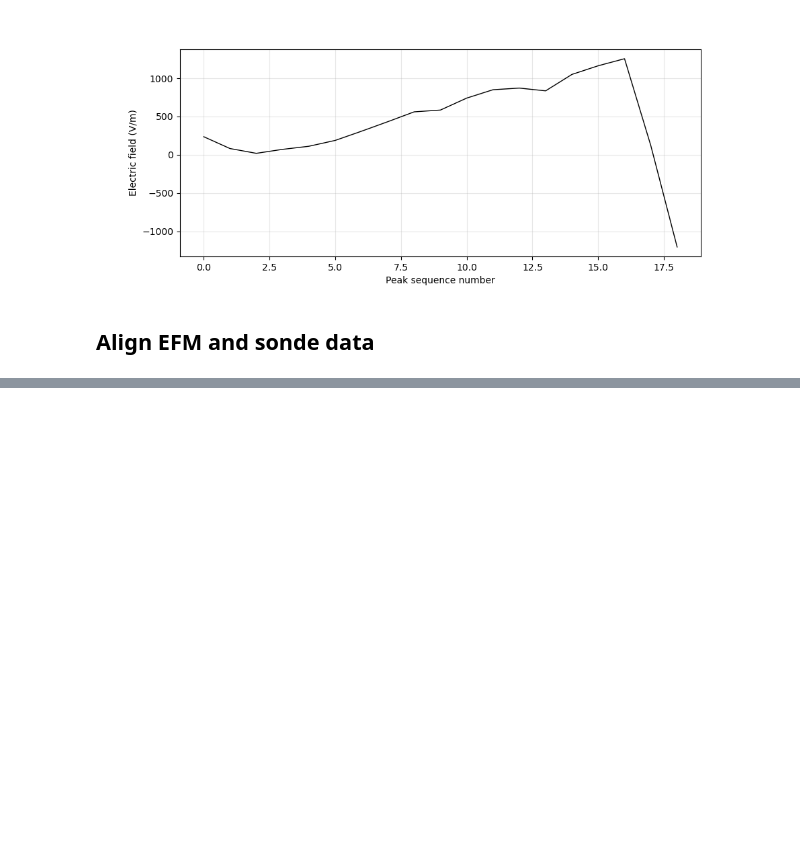
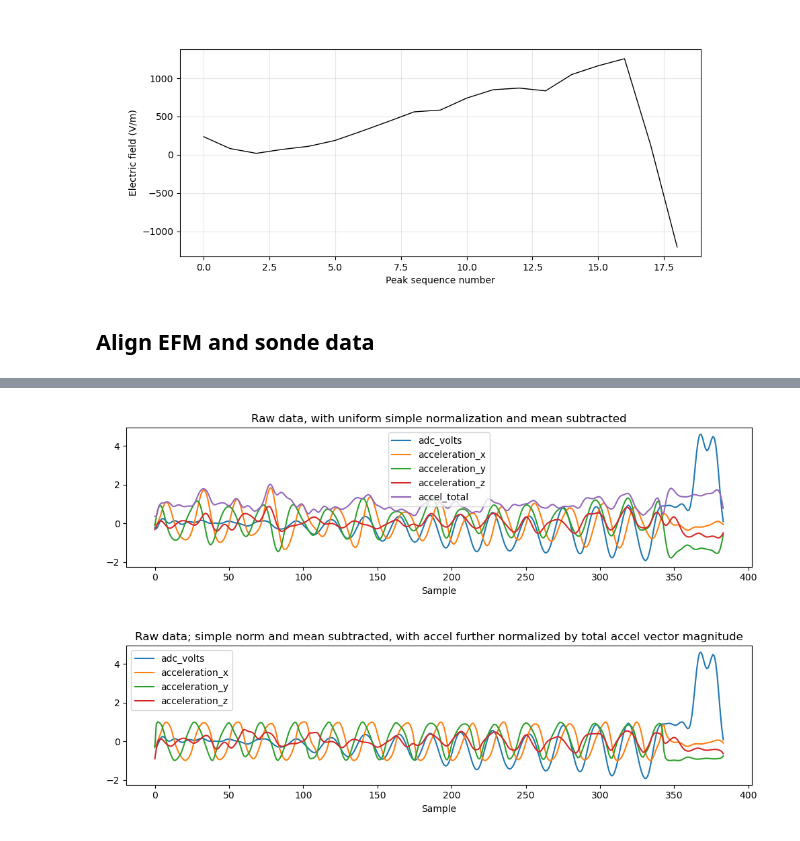
Before and after one commit to deeplycloudy/efmlib, a Jupyter notebook: cases-LEE/IOP07-EFM-Sleet-0633.ipynb, the cells around one changed output, grey strips where cells are left out. Cells and saved outputs as stored; diff of their text form; code cells hidden in the pictures; blank space fills up the shorter version.

```diff
--- a/cases-LEE/IOP07-EFM-Sleet-0633.ipynb
+++ b/cases-LEE/IOP07-EFM-Sleet-0633.ipynb
@@ -84,3 +86,17 @@ if show_plots == True:
     # axes[0].set_ylim(-1, 1)
 # %% [output]
 [figure]
+# %%
+# DRAFT: Bandpass filter the accelerometer signals, and then normalize by the total
+# length of the acceleration vector. Will naturally remove the centrifugal component, too.
+# For a quick hack at polarity, also bandpass filter the ADC signal the same way
+# as the acceleromter, then multiply and low pass filter to get a (hopefully slowly varying) polarity signal.
+
+fs = 45.45
+f_spin = efmlib.signal.freq_peak(df_fiber['acceleration_x'], fs)[0]
+print("Spin rate from peak frequency is ", f_spin)
+
+df_fiber, passband, bp_sos = efmlib.signal.normalize_accelerometer(df_fiber, fs=fs)
+# Set the low pass cutoff at the same point as the lower end of the accelerometer passband. It's convenient.
+lp_cut = passband[0]
+adc_polarity_bp, lp_sos, adc_polarity, adc_sign = efmlib.signal.simplistic_E_polarity(df_fiber, bp_sos, lp_cut, fs=fs)
@@ -164,7 +182,7 @@ max_E_idx = ((peak_idx+neg_peak_idx)/2.0).astype(int)
 max_E[max_E_idx] = E_calibrated_mag
 
 # Would be nice to LPF interpolate here before assigning back.
-df_fiber['max_E'] = max_E
+df_fiber['max_E'] = max_E * adc_sign
 # %% [markdown]
 ## Align EFM and sonde data
 # %%
@@ -223,0 +247,52 @@ Text(0.5, 0, 'Charge density\n(nC/m$^3$)')
+# %%
+accel_total = np.sqrt(df_fiber.acceleration_x**2 + (df_fiber.acceleration_y-df_fiber.acceleration_y.mean())**2 + df_fiber.acceleration_z**2)
+
+if show_plots == True:
+    # print('-> Figures:')
+    fields = ['adc_volts', 'acceleration_x', 'acceleration_y',
+              'acceleration_z',
+              #'magnetometer_x', 'magnetometer_y', 'magnetometer_z',
+              #'gyroscope_x', 'gyroscope_y', 'gyroscope_z',
+              #'temperature', 'adc_ready_millis'
+             ]
+    # amplitude (not peak to peak)
+    ranges = {'adc_volts':0.01,
+              'acceleration_x':10000,
+              'acceleration_y':10000,
+              'acceleration_z':10000,
+             }
+    sum_sq_accel = None
+    fig, ax = plt.subplots(1,1, figsize=(10,3))
+    for fname in fields:
+        mean = df_fiber[fname].mean()
+        data = (df_fiber[fname]-mean)/ranges[fname]
+        ax.plot(data, label=fname)
+        if 'accel' in fname:
+            if sum_sq_accel is None:
+                sum_sq_accel = (data*data)
+            else:
+                sum_sq_accel += (data*data)
+    ax.plot(np.sqrt(sum_sq_accel), label='accel_total')
+    ax.set_xlabel('Sample')
+    ax.legend()
+    ax.set_title('Raw data, with uniform simple normalization and mean subtracted')
+    fig.tight_layout()
+
+    fig, ax = plt.subplots(1,1, figsize=(10,3))
+    for fname in fields:
+        mean = df_fiber[fname].mean()
+        if 'accel' in fname:
+            data = (df_fiber[fname]-mean)/ranges[fname] / np.sqrt(sum_sq_accel)
+        else:
+            # ADC
+            data = (df_fiber[fname]-mean)/ranges[fname]
+        ax.plot(data, label=fname)
+    ax.set_xlabel('Sample')
+    ax.legend()
+    ax.set_title('Raw data; simple norm and mean subtracted, with accel further normalized by total accel vector magnitude')
+    fig.tight_layout()
+
+    # axes[0].set_ylim(-1, 1)
+# %% [output]
+[figure, added]
+[figure, added]
```
Also changed, not shown: parts of 13 cells of this notebook, 13 other files.
